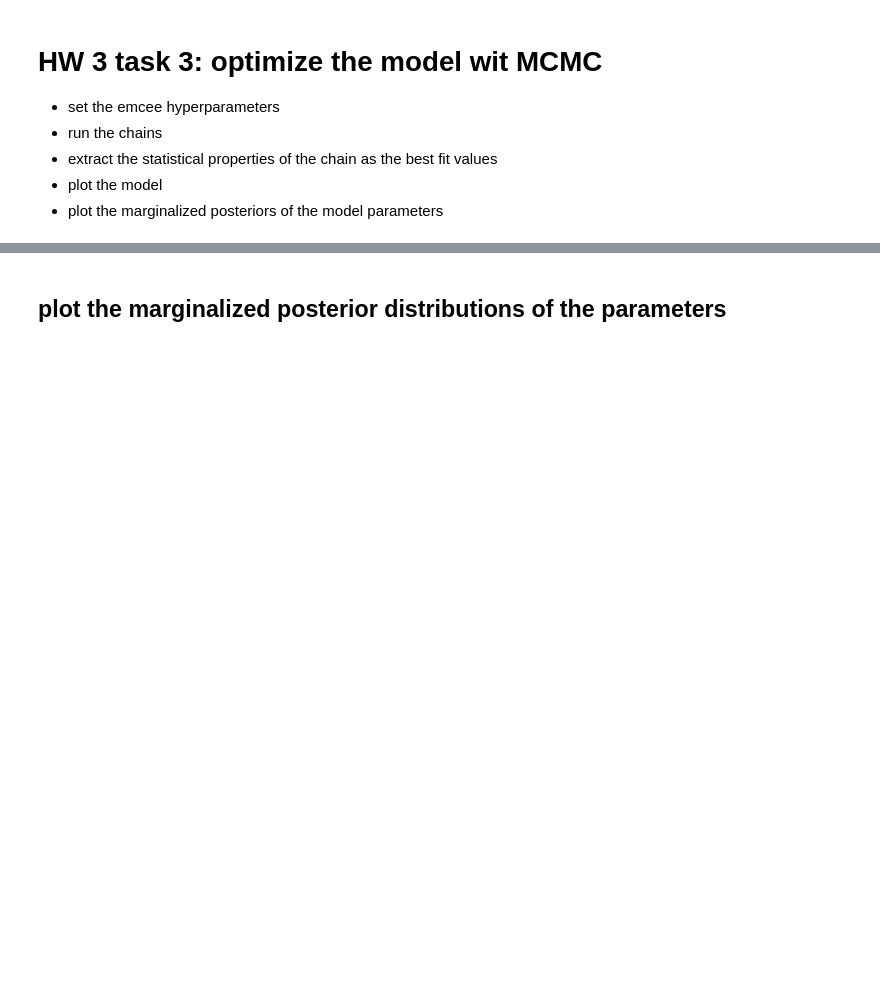
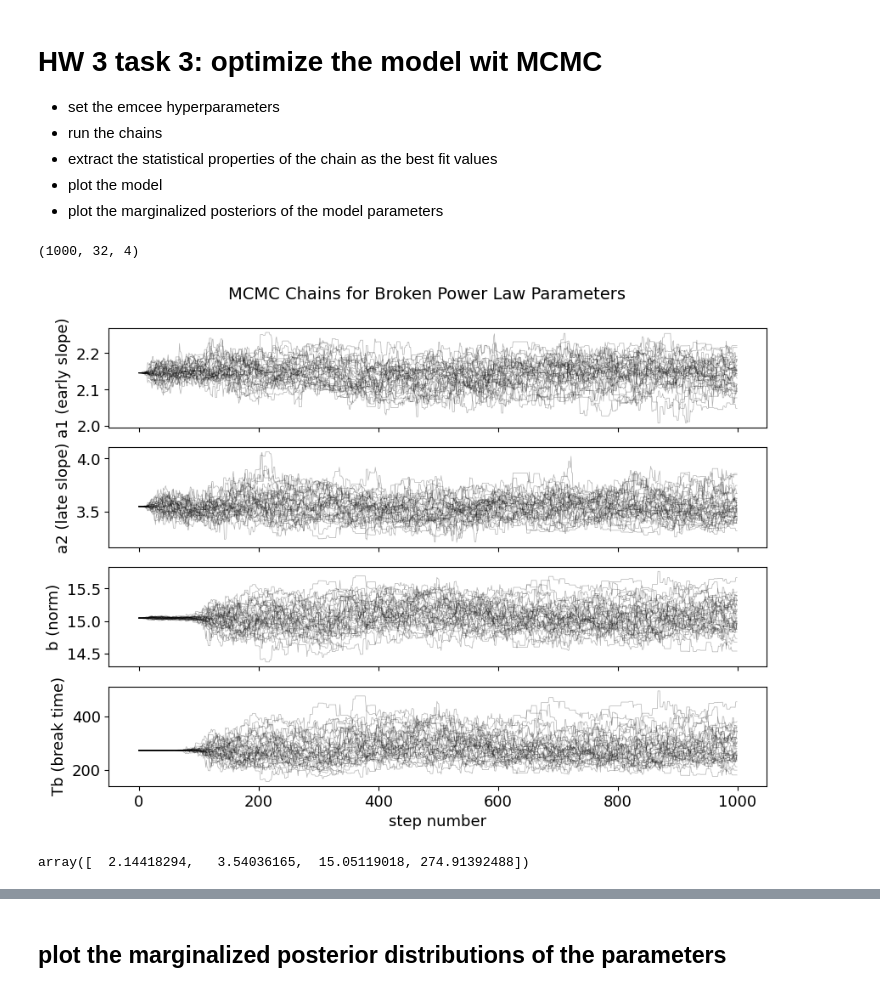
Before and after one commit to elhamkashi/DSPS_EKashi, a Jupyter notebook: HW6/Second_Half_fitlinetogrbafterglow_mcmc_instructions_dsps25.ipynb, the cells around one changed output, grey strips where cells are left out. Drawn from its saved outputs; the diff is of its cells as text; code cells hidden in the pictures; blank space fills up the shorter version.

```diff
--- a/HW6/Second_Half_fitlinetogrbafterglow_mcmc_instructions_dsps25.ipynb
+++ b/HW6/Second_Half_fitlinetogrbafterglow_mcmc_instructions_dsps25.ipynb
@@ -716,11 +819,17 @@ sampler = emcee.EnsembleSampler(nwalkers, ndim, log_probability_bpl, args=(x, y,
+# %%
+# set the emcee hyperparameters for BPL
+# Use the initial guess from the minimization
+ig = soln.x
+
+# set the number of dimensions and walkers for BPL
+ndim_bpl = len(ig) # Should be 4 for BPL (a1, a2, b, Tb)
+nwalkers = 32 # Or choose a suitable number, typically > 2*ndim
+
+# the starting point for each walker is a small perturbation of the initial guess
+pos = ig + 1e-4 * np.random.randn(nwalkers, ndim_bpl)
+
+
+sampler_bpl = emcee.EnsembleSampler(nwalkers, ndim_bpl, log_posterior_bpl, args=(x, y, s)) # Use log_posterior_bpl
 # %%
 # run the model
-sampler...
+sampler_bpl.run_mcmc(pos, 1_000, progress=True);
-# %%
-#plot the chains
-fig, axes = plt.subplots(ndim, figsize=(10, 7), sharex=True)
-samples = sampler.get_chain()
-
-for i in range(ndim):
-    ...
-axes[-1].set_xlabel("step number");
@@ -727,3 +838,27 @@ axes[-1].set_xlabel("step number");
+# %%
+samples.shape
+# %% [output]
+(1000, 32, 4)
+# %%
+#plot the chains
+# Use ndim_bpl for the BPL model
+fig, axes = plt.subplots(ndim_bpl, figsize=(10, 7), sharex=True)
+samples = sampler_bpl.get_chain()
+
+# Parameter labels for BPL model
+#  the order in theta  is (a1, a2, b, Tb)
+param_labels = ["a1 (early slope)", "a2 (late slope)", "b (norm)", "Tb (break time)"]
+
+
+for i in range(ndim_bpl):
+    ax = axes[i]
+    ax.plot(samples[:, :, i], 'k', alpha=0.3, lw=0.5)
+    ax.set_ylabel(param_labels[i])
+    #ax.yaxis.set_label_coords(-0.1, 0.5)
+    plt.suptitle("MCMC Chains for Broken Power Law Parameters", fontsize=14, y=0.95)
+axes[-1].set_xlabel("step number");
+# %% [output]
+[figure, added]
 # %%
 # get the 16th, 50, and 84th percentiles of the model parameters
 flat_samples = ...
@@ -731,6 +866,15 @@ mcmc = np.zeros((ndim, 3))
 for i in range(ndim):
     mcmc[i] = ...
 mcmc[:,1]
+# %%
+# get the 16th, 50, and 84th percentiles of the model parameters
+flat_samples_bpl = sampler_bpl.get_chain(discard=100, thin=15, flat=True)
+mcmc = np.zeros((ndim_bpl, 3))
+for i in range(ndim_bpl):
+    mcmc[i] = np.percentile(flat_samples[:, i], [16, 50, 84])
+mcmc[:,1] # This returns the median (50th percentile) values?
+# %% [output]
+array([  2.14418294,   3.54036165,  15.05119018, 274.91392488])
 # %%
 #plot the model
 ax = plotlogtime(grbAG)
```
Also changed, not shown: parts of 25 cells of this notebook.
